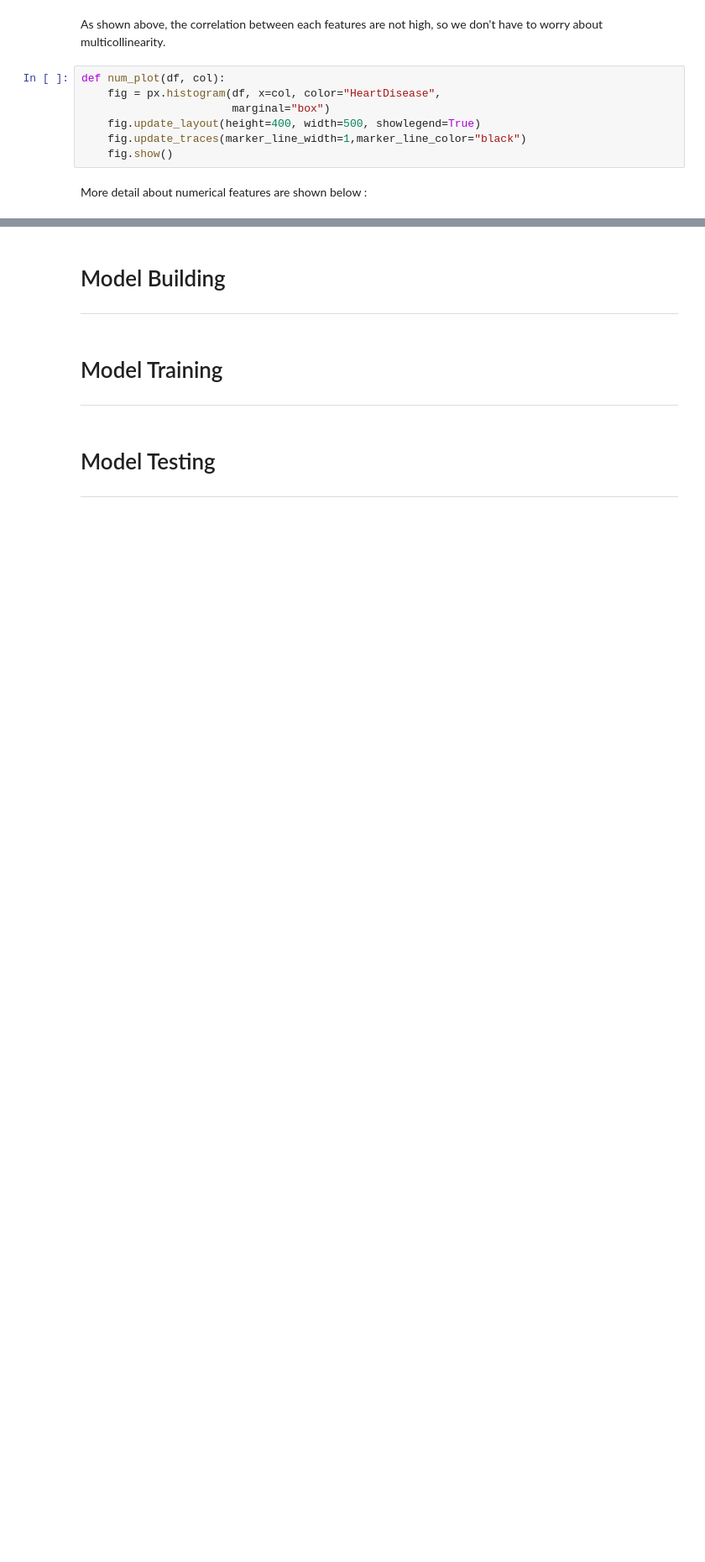
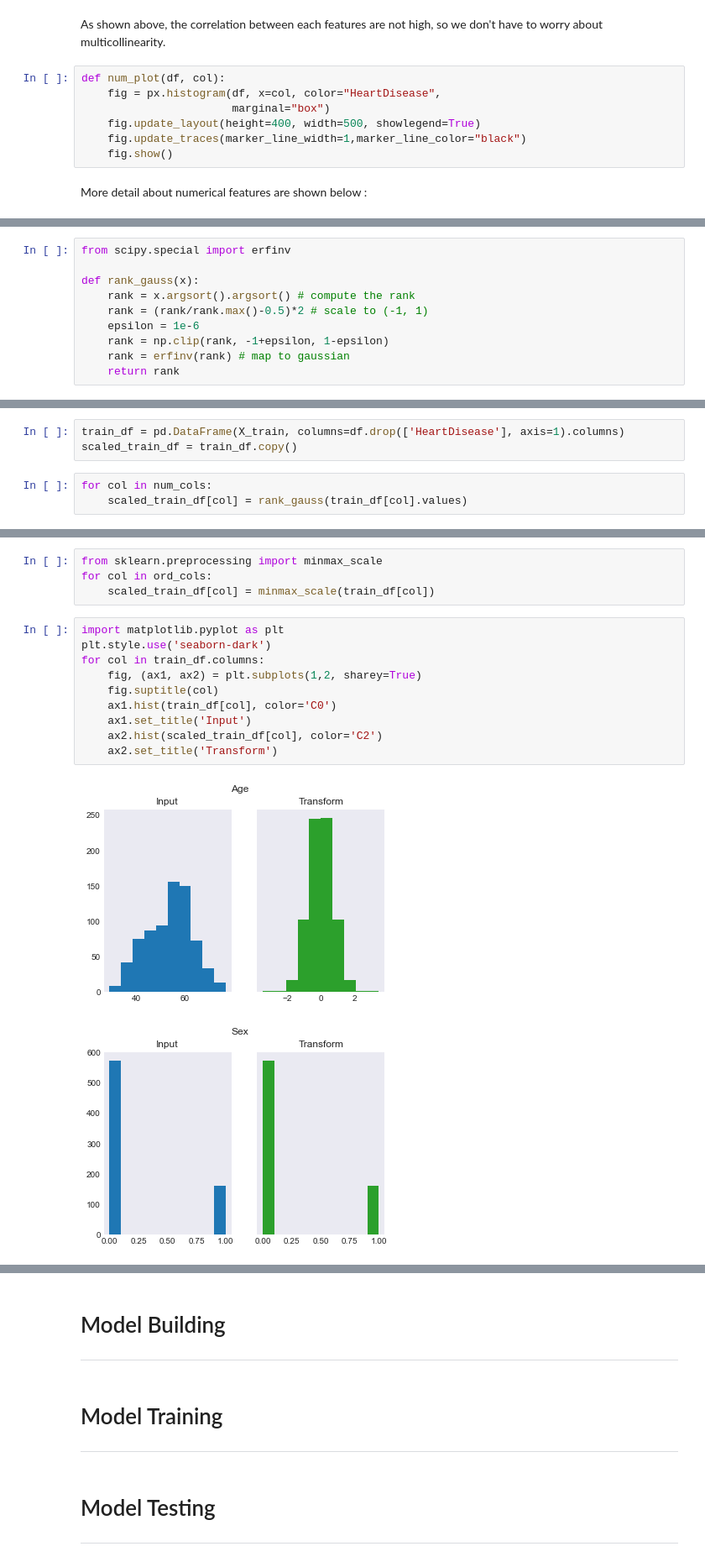
Before and after one commit to Barry0310/AI-Final-Project, a Jupyter notebook: AI_Final_Report.ipynb, the cells around one changed output, grey strips where cells are left out. Shown at 84% size. Drawn from its saved outputs; the diff is of its cells as text; blank space fills up the shorter version.

Commit message:
Finish preprocessing part except data selection

```diff
--- a/AI_Final_Report.ipynb
+++ b/AI_Final_Report.ipynb
@@ -177,0 +298,10 @@ for col in num_cols:
+# %%
+from scipy.special import erfinv
+
+def rank_gauss(x):
+    rank = x.argsort().argsort() # compute the rank
+    rank = (rank/rank.max()-0.5)*2 # scale to (-1, 1)
+    epsilon = 1e-6
+    rank = np.clip(rank, -1+epsilon, 1-epsilon)
+    rank = erfinv(rank) # map to gaussian
+    return rank
@@ -177,0 +310,6 @@ for col in num_cols:
+# %%
+train_df = pd.DataFrame(X_train, columns=df.drop(['HeartDisease'], axis=1).columns)
+scaled_train_df = train_df.copy()
+# %%
+for col in num_cols:
+    scaled_train_df[col] = rank_gauss(train_df[col].values)
@@ -177,0 +321,17 @@ for col in num_cols:
+# %%
+from sklearn.preprocessing import minmax_scale
+for col in ord_cols:
+    scaled_train_df[col] = minmax_scale(train_df[col])
+# %%
+import matplotlib.pyplot as plt
+plt.style.use('seaborn-dark')
+for col in train_df.columns:
+    fig, (ax1, ax2) = plt.subplots(1,2, sharey=True)
+    fig.suptitle(col)
+    ax1.hist(train_df[col], color='C0')
+    ax1.set_title('Input')
+    ax2.hist(scaled_train_df[col], color='C2')
+    ax2.set_title('Transform')
+# %% [output]
+[figure, added]
+[figure, added]
```
Also changed, not shown: parts of 38 cells of this notebook, 1 other file.
